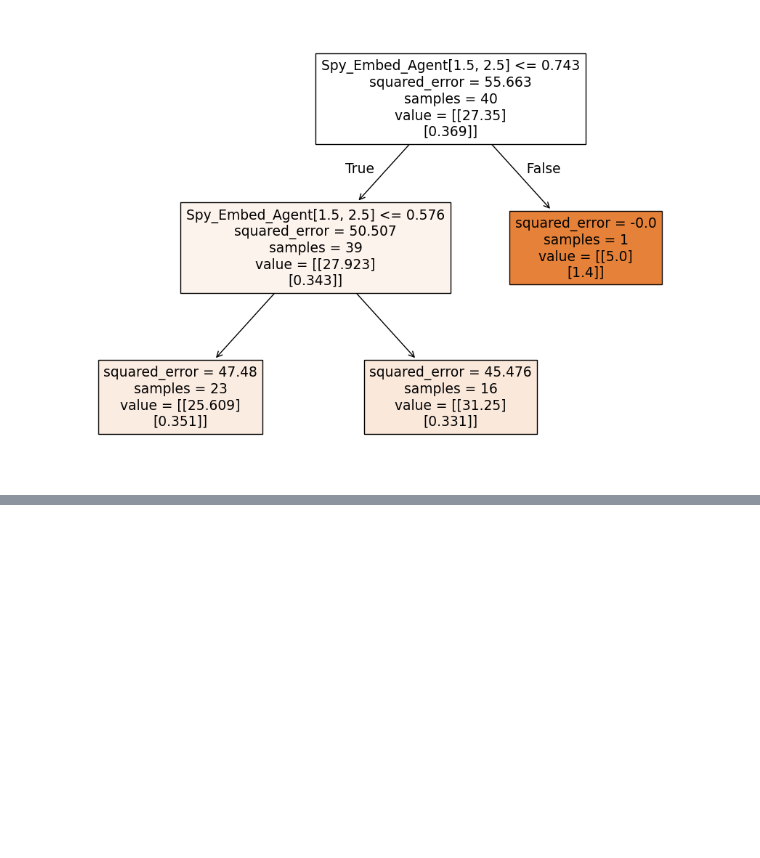
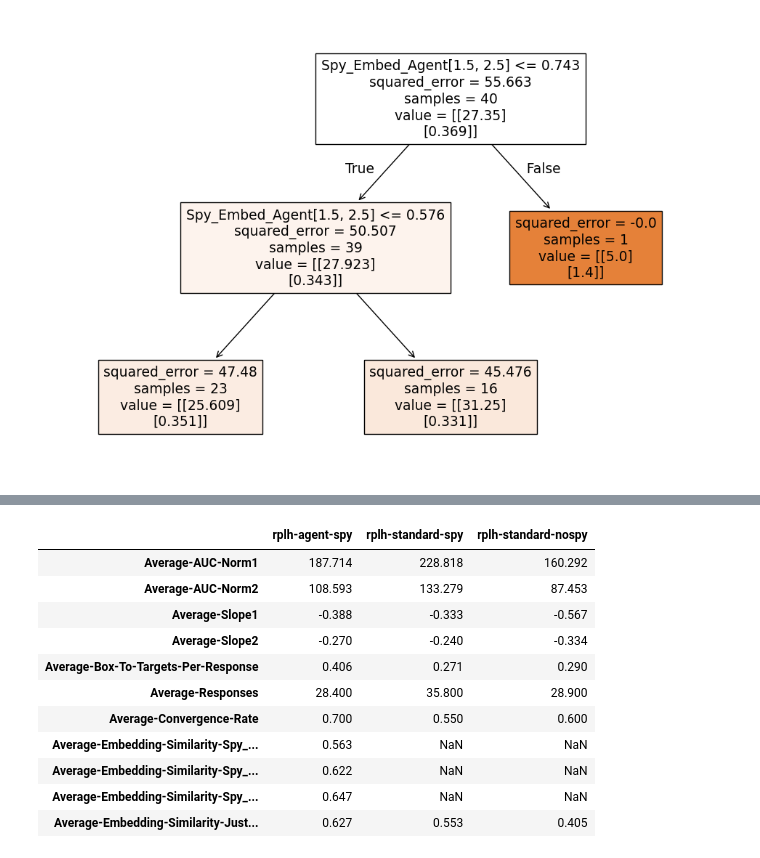
Before and after one commit to KevinBian107/RPLH, a Jupyter notebook: demos/notebooks/evaluation.ipynb, the cells around one changed output, grey strips where cells are left out. Drawn from its saved outputs; the diff is of its cells as text; code cells hidden in the pictures; blank space fills up the shorter version.

Commit message:
added main eval functions

```diff
--- a/demos/notebooks/evaluation.ipynb
+++ b/demos/notebooks/evaluation.ipynb
@@ -688,0 +657,4 @@ agent_spy_merged.compare(standard_spy_merged)
+# %%
+eval_agent_spy = get_all_evals(df_a_spy, success_df_a_spy, spy_df, justification_df, dist_a_spy, system="rplh-agent-spy")
+eval_standard_spy = get_all_evals(df_s_spy, success_df_s_spy, _, justification_df_standard, dist_s_spy, system="rplh-standard-spy")
+eval_standard_nospy = get_all_evals(df_s_nospy, success_df_s_nospy, _, _, dist_s_nospy, system="rplh-standard-nospy")
@@ -688,0 +674,16 @@ agent_spy_merged.compare(standard_spy_merged)
+# %%
+final = eval_agent_spy.join(eval_standard_spy).join(eval_standard_nospy)
+final.round(3)
+# %% [output]
+|  | rplh-agent-spy | rplh-standard-spy | rplh-standard-nospy |
+| Average-AUC-Norm1 | 187.714 | 228.818 | 160.292 |
+| Average-AUC-Norm2 | 108.593 | 133.279 | 87.453 |
+| Average-Slope1 | -0.388 | -0.333 | -0.567 |
+| Average-Slope2 | -0.270 | -0.240 | -0.334 |
+| Average-Box-To-Targets-Per-Response | 0.406 | 0.271 | 0.290 |
+| Average-Responses | 28.400 | 35.800 | 28.900 |
+| Average-Convergence-Rate | 0.700 | 0.550 | 0.600 |
+| Average-Embedding-Similarity-Spy_... | 0.563 | NaN | NaN |
+| Average-Embedding-Similarity-Spy_... | 0.622 | NaN | NaN |
+| Average-Embedding-Similarity-Spy_... | 0.647 | NaN | NaN |
+| Average-Embedding-Similarity-Just... | 0.627 | 0.553 | 0.405 |
```
Also changed, not shown: parts of 13 cells of this notebook, 4 other files.
